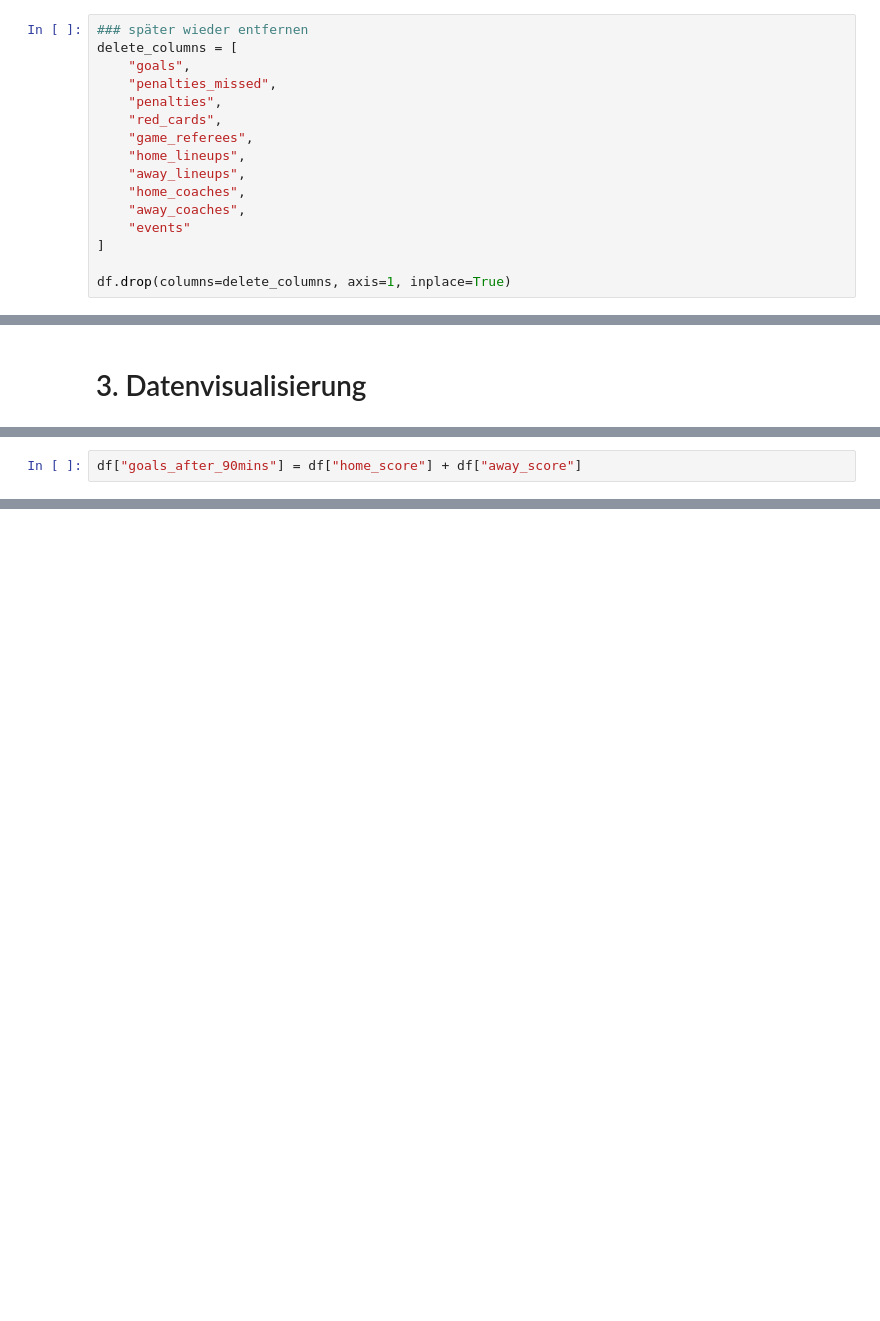
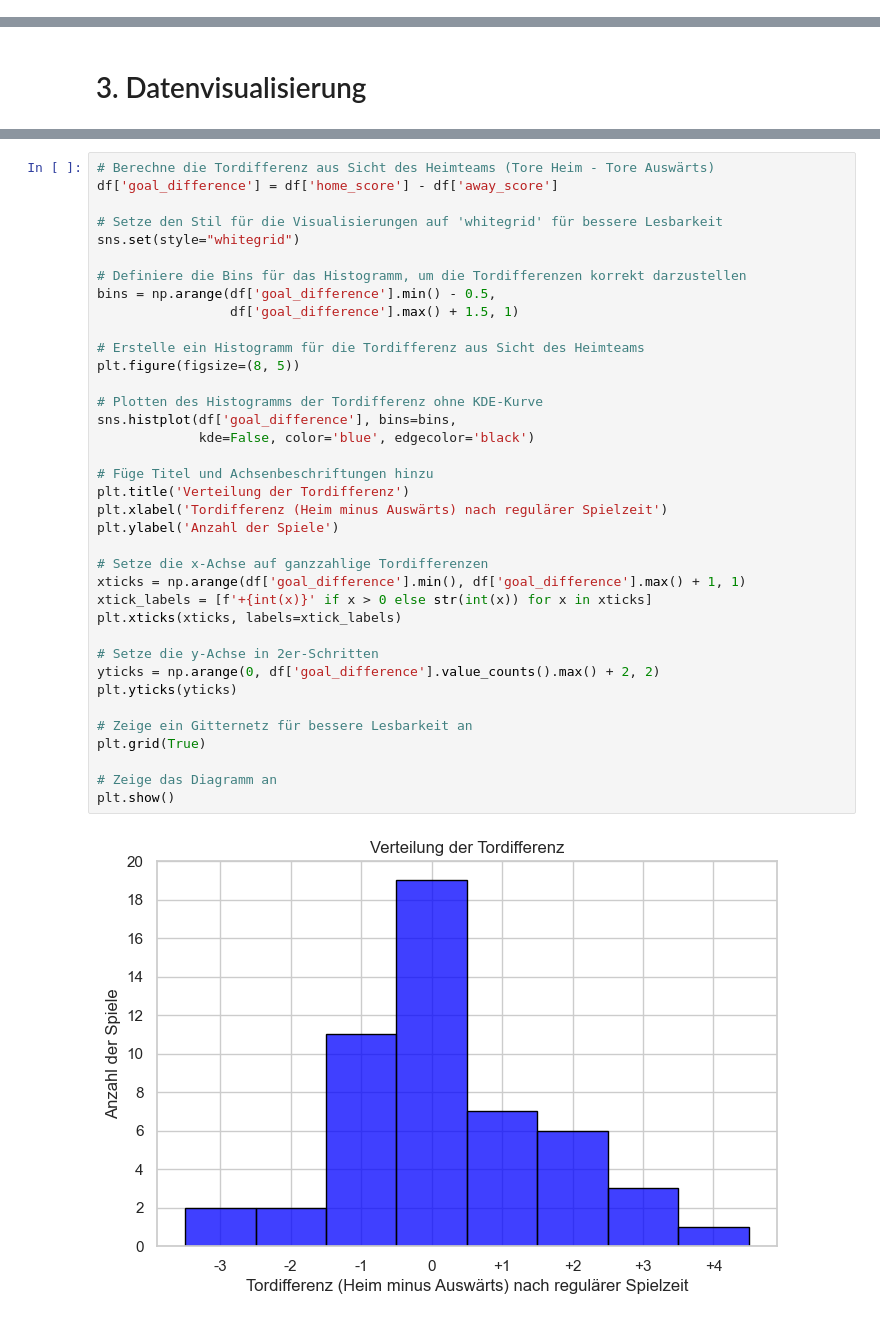
Before and after one commit to markuslangus/euro2024-data-project, a Jupyter notebook: eda.ipynb, the cells around one changed output, grey strips where cells are left out. Drawn from its saved outputs; the diff is of its cells as text; blank space fills up the shorter version.

Commit message:
Inhalte hinzugefügt, Fehler behoben, optische Verbesserungen

```diff
--- a/eda.ipynb
+++ b/eda.ipynb
@@ -208,16 +208,0 @@ df.drop(columns=columns_to_drop, axis=1, inplace=True)
-# %%
-### später wieder entfernen
-delete_columns = [
-    "goals",
-    "penalties_missed",
-    "penalties",
-    "red_cards",
-    "game_referees",
-    "home_lineups",
-    "away_lineups",
-    "home_coaches",
-    "away_coaches",
-    "events"
-]
-
-df.drop(columns=delete_columns, axis=1, inplace=True)
@@ -295,2 +274,0 @@ df.describe(include=object)
-# %%
-df["goals_after_90mins"] = df["home_score"] + df["away_score"]
@@ -476,0 +277,39 @@ plt.show()
+# %%
+# Berechne die Tordifferenz aus Sicht des Heimteams (Tore Heim - Tore Auswärts)
+df['goal_difference'] = df['home_score'] - df['away_score']
+
+# Setze den Stil für die Visualisierungen auf 'whitegrid' für bessere Lesbarkeit
+sns.set(style="whitegrid")
+
+# Definiere die Bins für das Histogramm, um die Tordifferenzen korrekt darzustellen
+bins = np.arange(df['goal_difference'].min() - 0.5,
+                 df['goal_difference'].max() + 1.5, 1)
+
+# Erstelle ein Histogramm für die Tordifferenz aus Sicht des Heimteams
+plt.figure(figsize=(8, 5))
+
+# Plotten des Histogramms der Tordifferenz ohne KDE-Kurve
+sns.histplot(df['goal_difference'], bins=bins,
+             kde=False, color='blue', edgecolor='black')
+
+# Füge Titel und Achsenbeschriftungen hinzu
+plt.title('Verteilung der Tordifferenz')
+plt.xlabel('Tordifferenz (Heim minus Auswärts) nach regulärer Spielzeit')
+plt.ylabel('Anzahl der Spiele')
+
+# Setze die x-Achse auf ganzzahlige Tordifferenzen
+xticks = np.arange(df['goal_difference'].min(), df['goal_difference'].max() + 1, 1)
+xtick_labels = [f'+{int(x)}' if x > 0 else str(int(x)) for x in xticks]
+plt.xticks(xticks, labels=xtick_labels)
+
+# Setze die y-Achse in 2er-Schritten
+yticks = np.arange(0, df['goal_difference'].value_counts().max() + 2, 2)
+plt.yticks(yticks)
+
+# Zeige ein Gitternetz für bessere Lesbarkeit an
+plt.grid(True)
+
+# Zeige das Diagramm an
+plt.show()
+# %% [output]
+[figure, added]
```
Also changed, not shown: parts of 26 cells of this notebook, 2 other files.
